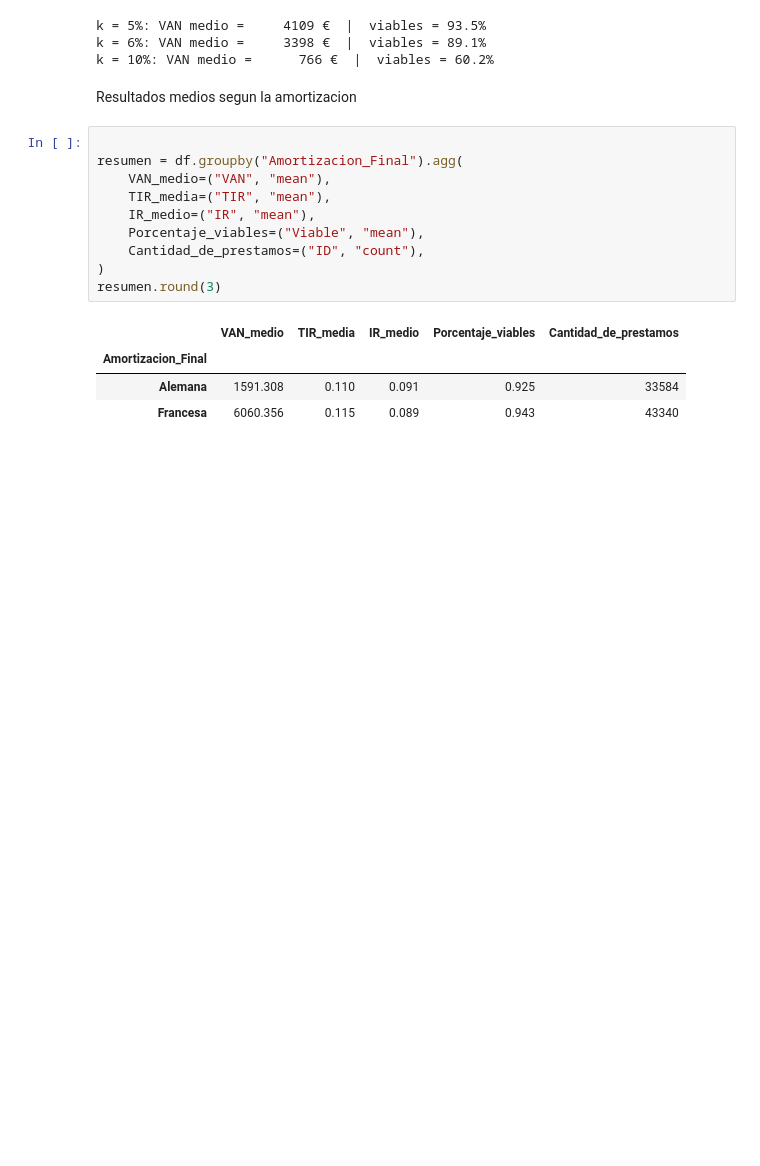
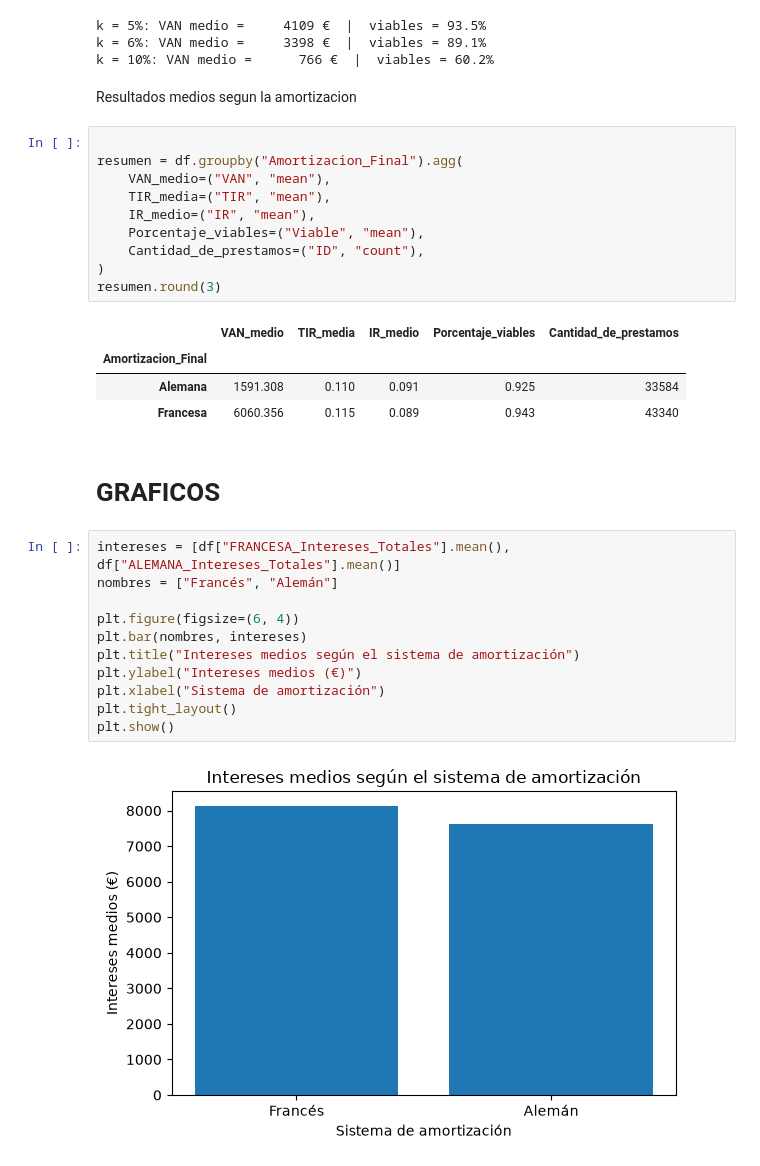
Before and after one commit to NaiaArroyo/RETO-5-NARANJA, a Jupyter notebook: Notebook Amortizacion Francesa y Aleman.ipynb, the cells around one changed output. Drawn from its saved outputs; the diff is of its cells as text; blank space fills up the shorter version.

Commit message:
Creacion de graficos para el apartado economia

```diff
--- a/Notebook Amortizacion Francesa y Aleman.ipynb
+++ b/Notebook Amortizacion Francesa y Aleman.ipynb
@@ -667,3 +667,18 @@ resumen.round(3)
 | Amortizacion_Final |  |  |  |  |  |
 | Alemana | 1591.308 | 0.110 | 0.091 | 0.925 | 33584 |
 | Francesa | 6060.356 | 0.115 | 0.089 | 0.943 | 43340 |
+# %% [markdown]
+# GRAFICOS
+# %%
+intereses = [df["FRANCESA_Intereses_Totales"].mean(), df["ALEMANA_Intereses_Totales"].mean()]
+nombres = ["Francés", "Alemán"]
+
+plt.figure(figsize=(6, 4))
+plt.bar(nombres, intereses)
+plt.title("Intereses medios según el sistema de amortización")
+plt.ylabel("Intereses medios (€)")
+plt.xlabel("Sistema de amortización")
+plt.tight_layout()
+plt.show()
+# %% [output]
+[figure, added]
```
Also changed, not shown: parts of 6 cells of this notebook.
